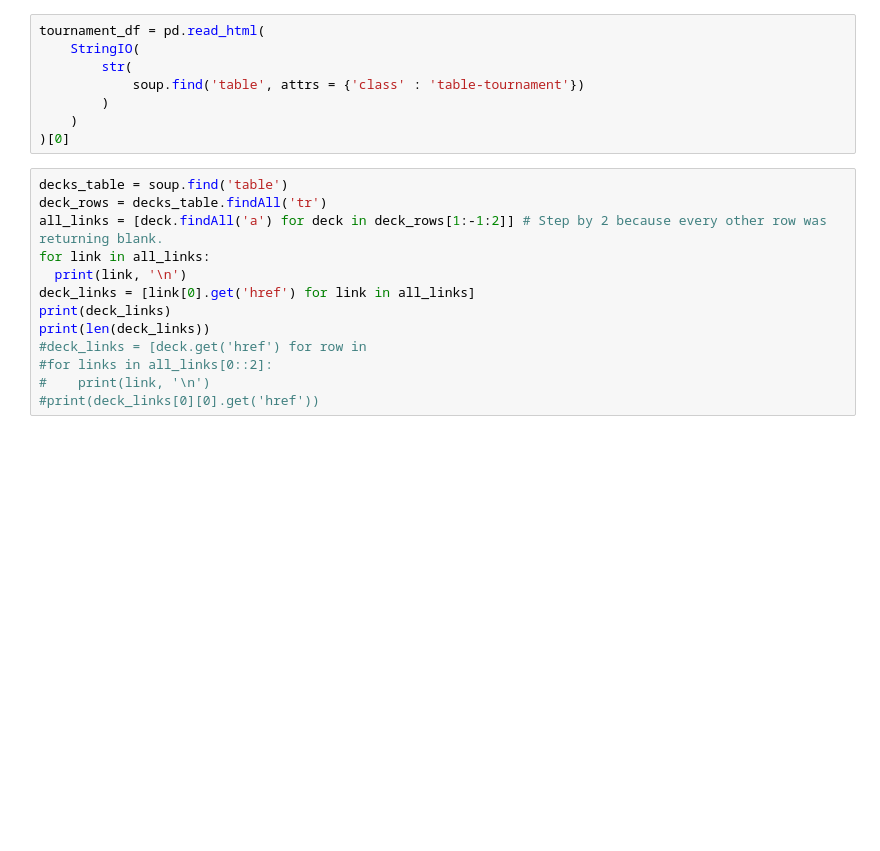
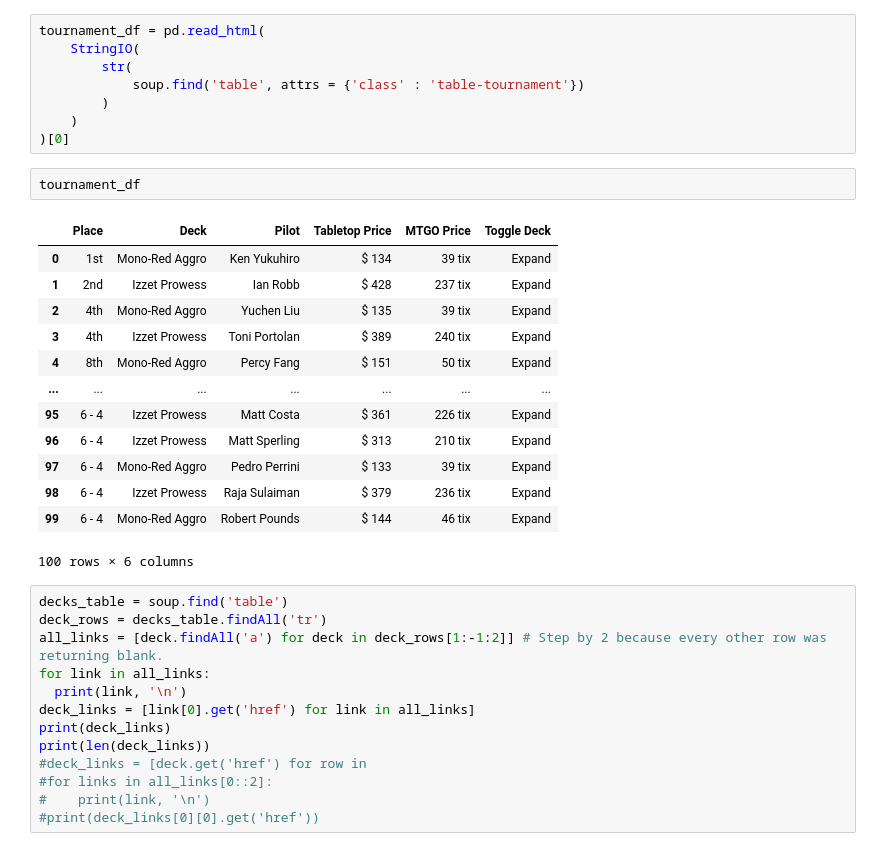
Before and after one commit to william-wilhoite/mtg-tournament-expenses, a Jupyter notebook: final_fantasy.ipynb, the cells around one changed output. Cells and saved outputs as stored; diff of their text form; blank space fills up the shorter version.

```diff
--- a/final_fantasy.ipynb
+++ b/final_fantasy.ipynb
@@ -94,6 +93,22 @@ tournament_df = pd.read_html(
         )
     )
 )[0]
+# %%
+tournament_df
+# %% [output]
+|  | Place | Deck | Pilot | Tabletop Price | MTGO Price | Toggle Deck |
+| 0 | 1st | Mono-Red Aggro | Ken Yukuhiro | $ 134 | 39 tix | Expand |
+| 1 | 2nd | Izzet Prowess | Ian Robb | $ 428 | 237 tix | Expand |
+| 2 | 4th | Mono-Red Aggro | Yuchen Liu | $ 135 | 39 tix | Expand |
+| 3 | 4th | Izzet Prowess | Toni Portolan | $ 389 | 240 tix | Expand |
+| 4 | 8th | Mono-Red Aggro | Percy Fang | $ 151 | 50 tix | Expand |
+| ... | ... | ... | ... | ... | ... | ... |
+| 95 | 6 - 4 | Izzet Prowess | Matt Costa | $ 361 | 226 tix | Expand |
+| 96 | 6 - 4 | Izzet Prowess | Matt Sperling | $ 313 | 210 tix | Expand |
+| 97 | 6 - 4 | Mono-Red Aggro | Pedro Perrini | $ 133 | 39 tix | Expand |
+| 98 | 6 - 4 | Izzet Prowess | Raja Sulaiman | $ 379 | 236 tix | Expand |
+| 99 | 6 - 4 | Mono-Red Aggro | Robert Pounds | $ 144 | 46 tix | Expand |
+100 rows × 6 columns
 # %%
 decks_table = soup.find('table')
 deck_rows = decks_table.findAll('tr')
```
Also changed, not shown: parts of 9 cells of this notebook, 2 other files.
